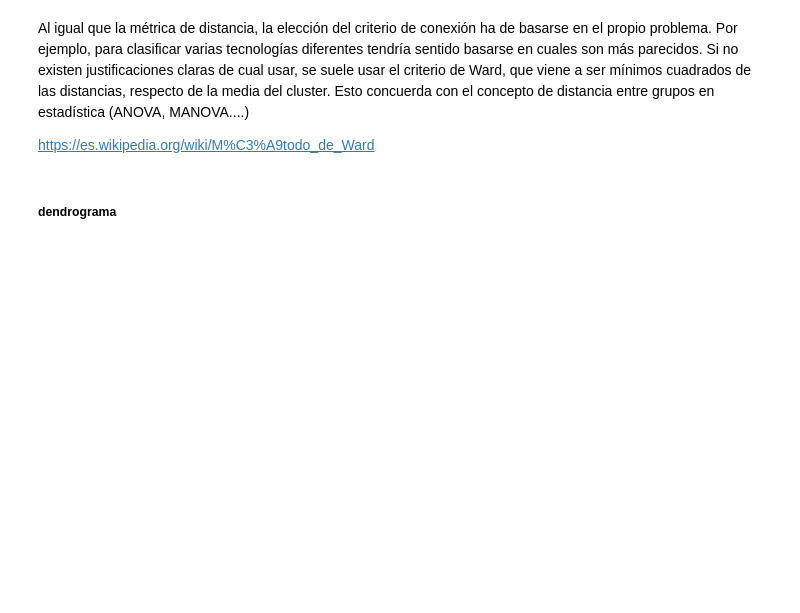
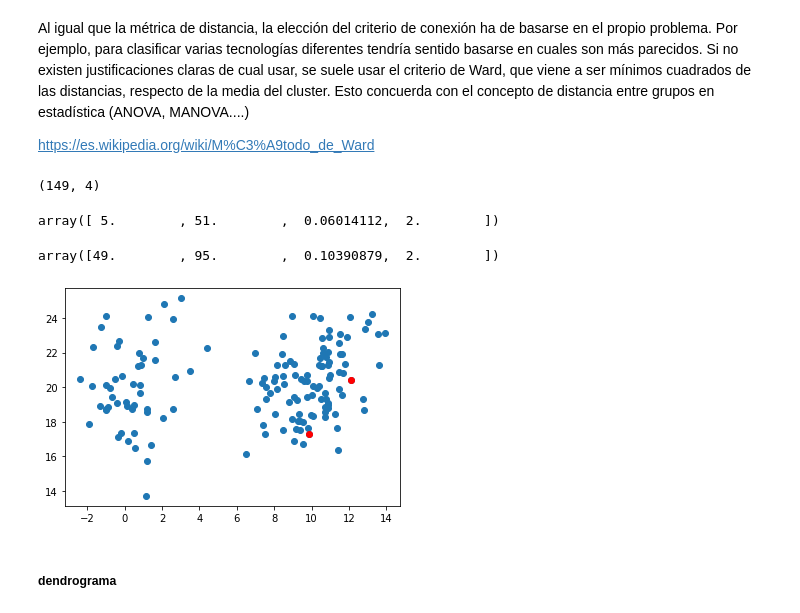
Before and after one commit to Pomilusky/apuntes_clase, a Jupyter notebook: semana_7/1.1 - Intro Unsupervised Learning.ipynb, the cells around one changed output. Saved outputs shown, nothing was run; the diff lists cells and outputs as text; code cells hidden in the pictures; blank space fills up the shorter version.

```diff
--- a/semana_7/1.1 - Intro Unsupervised Learning.ipynb
+++ b/semana_7/1.1 - Intro Unsupervised Learning.ipynb
@@ -90,2 +306,25 @@ https://es.wikipedia.org/wiki/M%C3%A9todo_de_Ward
+# %%
+# matriz de conexion
+
+Z=linkage(X, 'ward')
+
+Z.shape
+# %% [output]
+(149, 4)
+# %%
+Z[0]  # idx1, idx2, distancia, sample_count
+# %% [output]
+array([ 5.        , 51.        ,  0.06014112,  2.        ])
+# %%
+Z[3]
+# %% [output]
+array([49.        , 95.        ,  0.10390879,  2.        ])
+# %%
+idxs=[17, 63]
+
+plt.scatter(X[:, 0], X[:, 1])
+plt.scatter(X[idxs, 0], X[idxs, 1], c='r');
+# %% [output]
+[figure, added]
 # %% [markdown]
 ##### dendrograma
```
Also changed, not shown: parts of 49 cells of this notebook.
